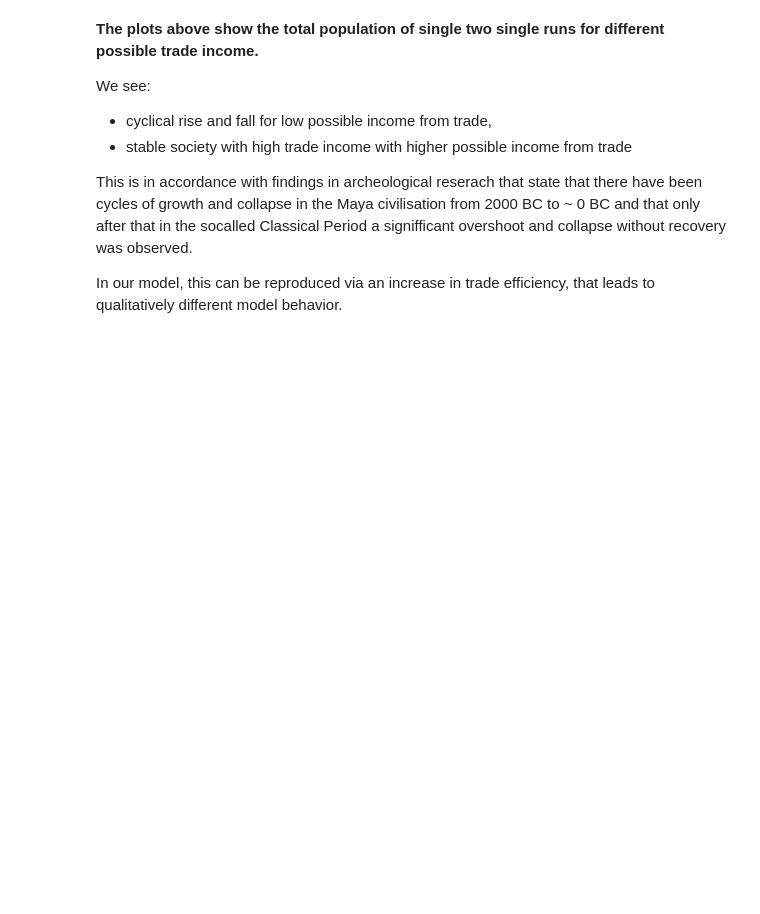
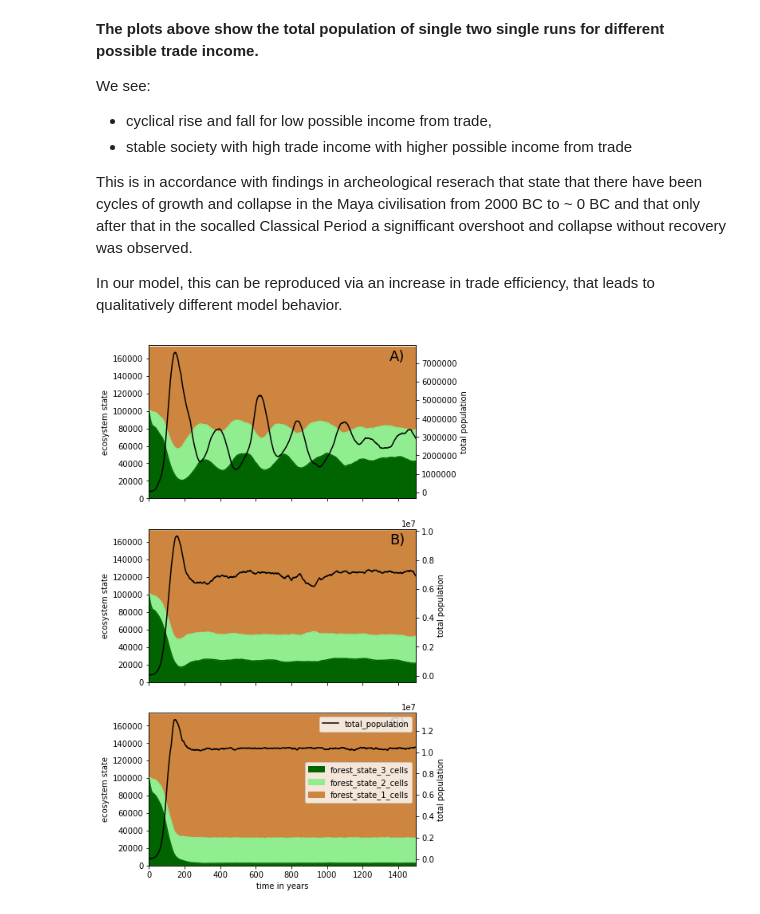
Before and after one commit to jakobkolb/Mayasim, a Jupyter notebook: Evaluation_Notebooks/X8_long_term_dynamics.ipynb, the cells around one changed output. Cells and saved outputs as stored; diff of their text form; code cells hidden in the pictures; blank space fills up the shorter version.

```diff
--- a/Evaluation_Notebooks/X8_long_term_dynamics.ipynb
+++ b/Evaluation_Notebooks/X8_long_term_dynamics.ipynb
@@ -115,3 +119,39 @@ We see:
 This is in accordance with findings in archeological reserach that state that there have been cycles of growth and collapse in the Maya civilisation from 2000 BC to ~ 0 BC and that only after that in the socalled Classical Period a signifficant overshoot and collapse without recovery was observed.
 
 In our model, this can be reproduced via an increase in trade efficiency, that leads to qualitatively different model behavior.
+# %%
+pylab.rcParams['figure.figsize'] = (6, 12)
+all_data.columns = range(0,50)
+all_data.loc[6000, 1]
+
+runs  = range(0, 50)
+r_trades = all_data.index.values
+fig = plt.figure()
+
+annotations=['A)', 'B)', 'C)']
+for i, r_trade in enumerate(r_trades):
+
+    ax = fig.add_subplot(3, 1, i + 1)
+    observables = ['forest_state_3_cells', 'forest_state_2_cells', 'forest_state_1_cells']
+
+    run = 2
+    ln1 = all_data.loc[r_trade, run][observables].plot.area(stacked=True,
+                                                      legend=(True if i == len(r_trades) - 1 else False),
+                                                      ax=ax,
+                                                      color=['darkgreen', 'lightgreen', 'peru'])
+    ax2 = ax.twinx()
+    ln2 = all_data.loc[r_trade, run]['total_population'].plot(legend=(True if i == len(r_trades) - 1 else False), ax=ax2, color='k')
+    #print(all_data.loc[r_trade, run][observables])
+    ax.set_xlim([0,1500])
+    ax.annotate(annotations[i], xy=(0,0), xycoords='data', xytext=(0.9, 0.9), textcoords='axes fraction', fontsize=18)
+    ax2.set_ylabel('total population')
+    ax.set_ylabel('ecosystem state')
+    ax.set_ylim([0, 175000])
+    if i == len(r_trades)-1:
+        ax.set_xlabel('time in years')
+        lgd2 = ax.get_legend()
+        lgd2.set_bbox_to_anchor([1, 0.7])
+
+plt.savefig('longterm_population_development.pdf')
+# %% [output]
+[figure, added]
```
Also changed, not shown: parts of 3 cells of this notebook, 1 other file.
